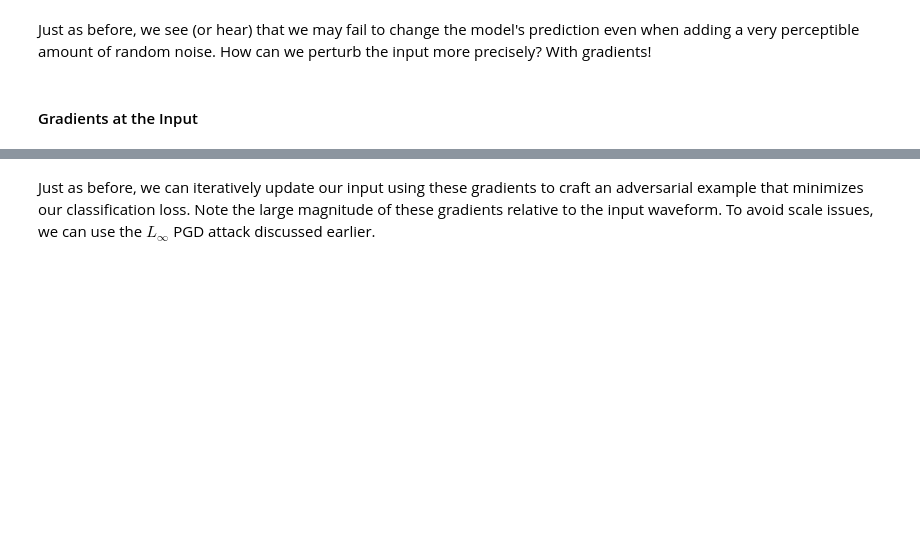
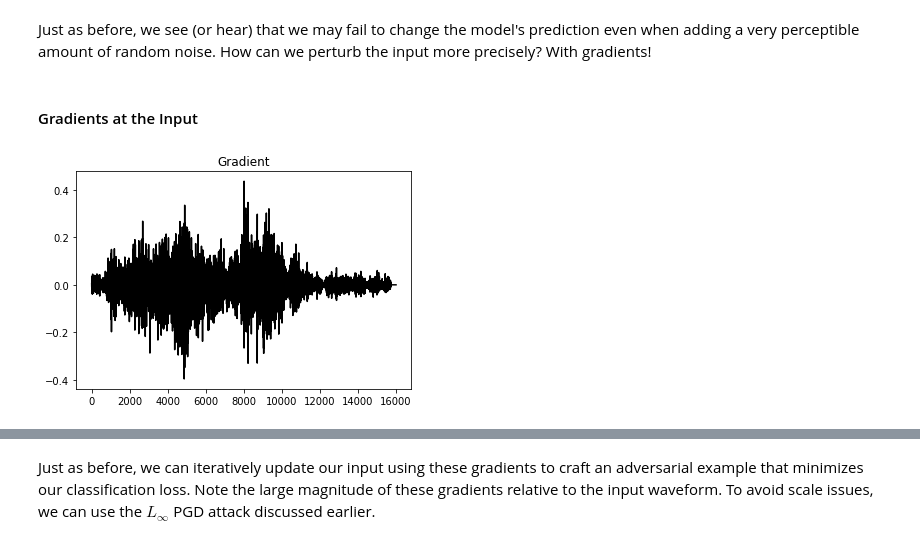
Before and after one commit to cs449f23/lectures, a Jupyter notebook: notebooks/4_adversarial.ipynb, the cells around one changed output, grey strips where cells are left out. Drawn from its saved outputs; the diff is of its cells as text; code cells hidden in the pictures; blank space fills up the shorter version.

```diff
--- a/notebooks/4_adversarial.ipynb
+++ b/notebooks/4_adversarial.ipynb
@@ -476,29 +478,32 @@ Just as before, we see (or hear) that we may fail to change the model's predicti
 # %%
 # pick a class we want the network to predict given our adversarial input
 target = torch.tensor([0]).to(device)
 
 # our input audio
+x, y = batch_x[100:101].to(device), batch_y[100:101].to(device)
 x = x.detach().reshape(1, 1, 16000).requires_grad_(True)
 
 # clear gradients
 x.grad = None
 
 # do not tack gradients for model -- only input
 for p in model.parameters():
     p.requires_grad = False
 model.eval()
 
 # pass through model and compute loss: how "far" is prediction from target?
 outputs = model(x)
 loss = torch.nn.functional.cross_entropy(outputs, target)
 
 # compute gradient of loss w.r.t. our input
 loss.backward()
 
 # plot gradient
 grad = x.grad.detach().cpu().flatten().numpy()
 plt.title("Gradient")
 plt.plot(grad, 'k-')
 plt.show()
 
 play_audiomnist(x.grad)
+# %% [output]
+[figure, added]
```
Also changed, not shown: parts of 11 cells of this notebook.
